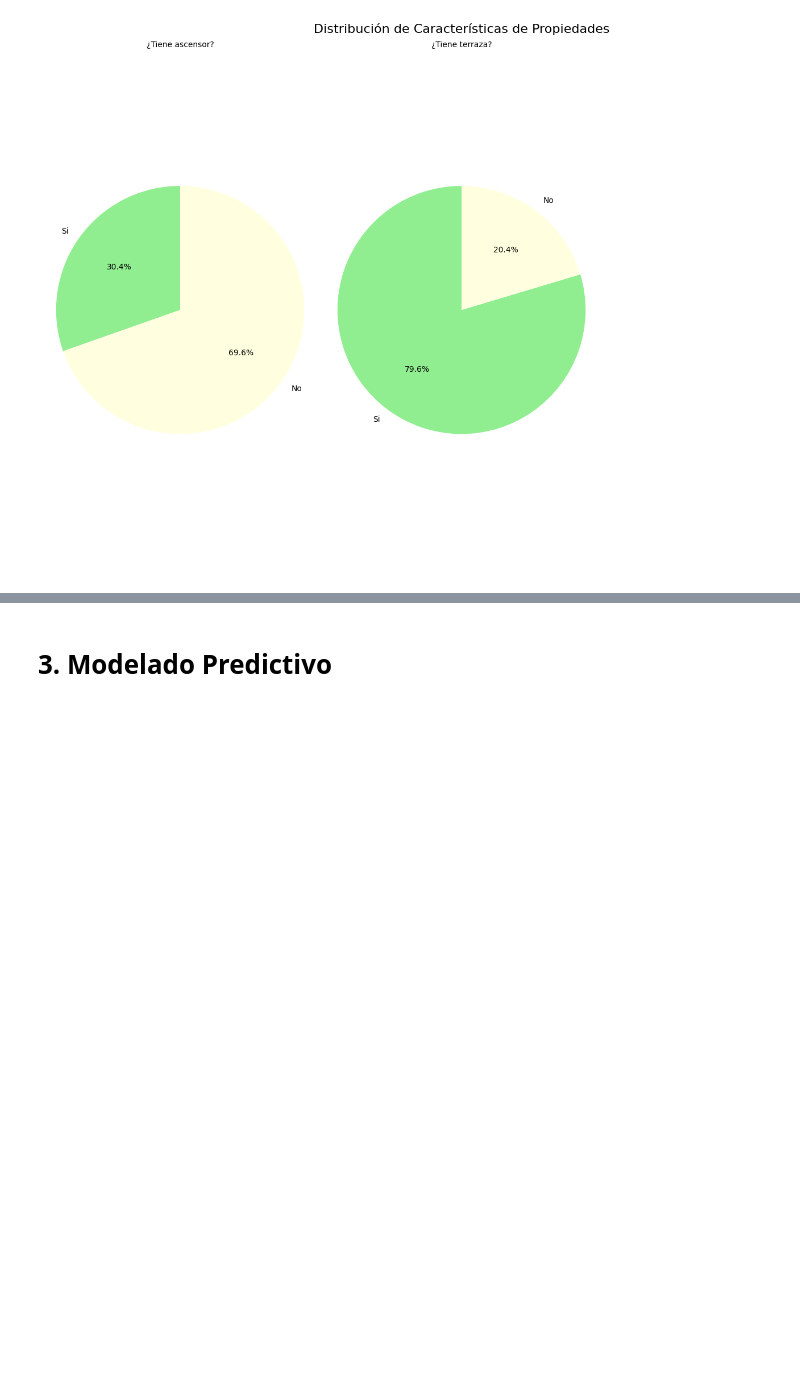
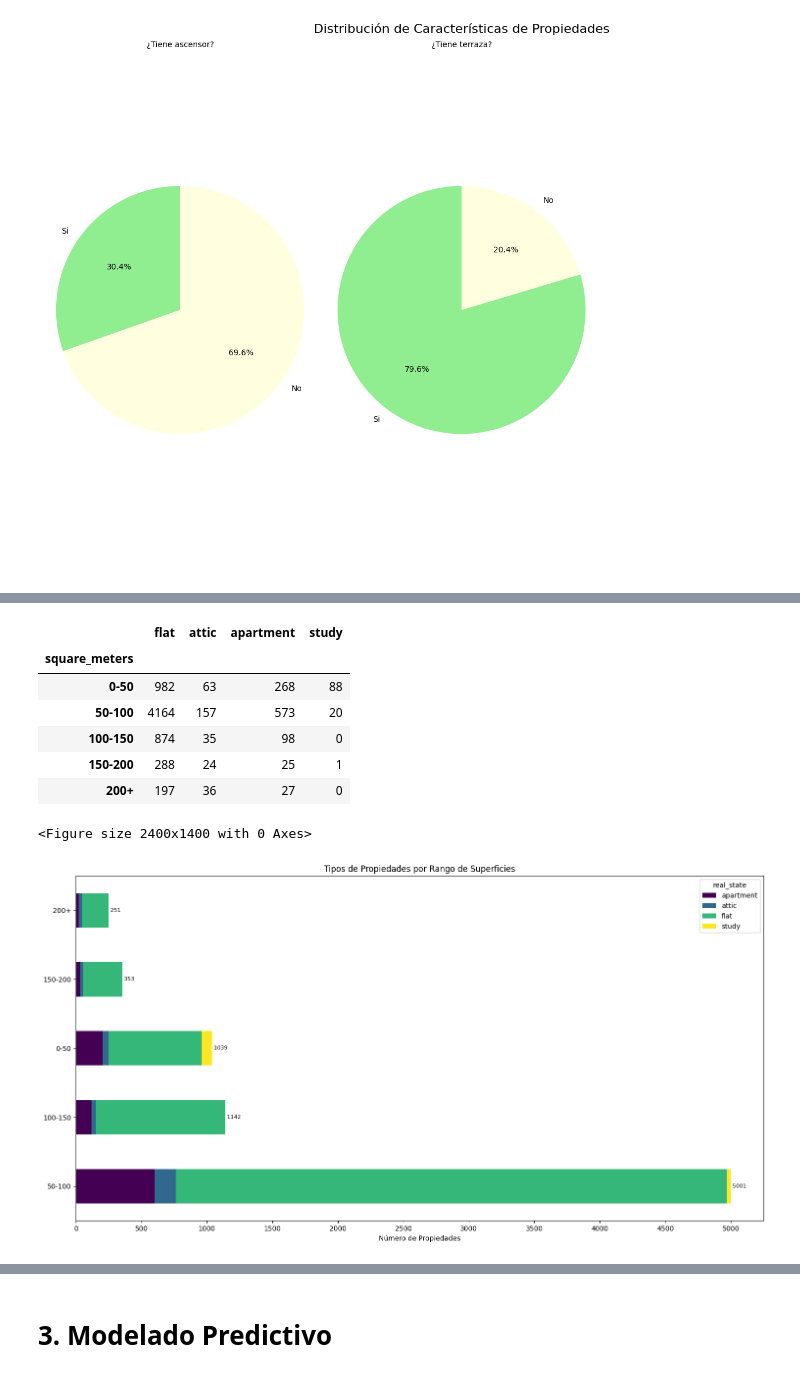
Before and after one commit to PEA-IA-DS-Proyecto-1/HomePricePredictorBCN, a Jupyter notebook: Análisis exploratorio y modelado predictivo de precios de viviendas en Barcelona.ipynb, the cells around one changed output, grey strips where cells are left out. Drawn from its saved outputs; the diff is of its cells as text; code cells hidden in the pictures; blank space fills up the shorter version.

```diff
--- a/Análisis exploratorio y modelado predictivo de precios de viviendas en Barcelona.ipynb
+++ b/Análisis exploratorio y modelado predictivo de precios de viviendas en Barcelona.ipynb
@@ -845,0 +888,60 @@ plt.show()
+# %%
+#Tipos de propiedades por rango de superficies
+bins = [0, 50, 100, 150, 200, float('inf')]
+labels = ['0-50', '50-100', '100-150', '150-200', '200+']
+
+results = pd.DataFrame()
+
+for property_type in df_eda['real_state'].unique():
+    property_group = df[df['real_state'] == property_type]
+    counts = pd.cut(property_group['square_meters'], bins=bins, labels=labels).value_counts(sort=False)
+    results[property_type] = counts
+
+results = results.fillna(0)  # Rellenar NaN con 0
+results = results.astype(int)  # Convertir a entero si es necesario
+styled_result = results.style.apply(highlight_max)
+display(styled_result)
+
+plt.rcParams['figure.figsize'] = [15, 8]
+df_eda['surface_range'] = pd.cut(df_eda['square_meters'], bins=bins, labels=labels, right=False)
+
+property_counts = df_eda.groupby(['surface_range', 'real_state']).size().unstack(fill_value=0)
+
+property_counts = property_counts.loc[property_counts.sum(axis=1).sort_values(ascending=False).index]
+
+
+plt.figure(figsize=(24, 14))
+ax = property_counts.plot(kind='barh', stacked=True, colormap='viridis')
+plt.title('Tipos de Propiedades por Rango de Superficies')
+plt.xlabel('Número de Propiedades')
+plt.ylabel('')
+
+
+max_value = property_counts.sum(axis=1).max()
+xticks = range(0, max_value + 1, 500)
+ax.set_xticks(xticks)
+
+
+totals = property_counts.sum(axis=1)
+for i, total in enumerate(totals):
+    ax.annotate(f' {total}',
+                (total, i),
+                ha='left',
+                va='center',
+                fontsize=8,
+                color='black')
+
+plt.subplots_adjust(right=0.75)
+
+plt.tight_layout()
+plt.show()
+# %% [output]
+|  | flat | attic | apartment | study |
+| square_meters |  |  |  |  |
+| 0-50 | 982 | 63 | 268 | 88 |
+| 50-100 | 4164 | 157 | 573 | 20 |
+| 100-150 | 874 | 35 | 98 | 0 |
+| 150-200 | 288 | 24 | 25 | 1 |
+| 200+ | 197 | 36 | 27 | 0 |
+<Figure size 2400x1400 with 0 Axes>
+[figure, added]
```
Also changed, not shown: parts of 12 cells of this notebook.
